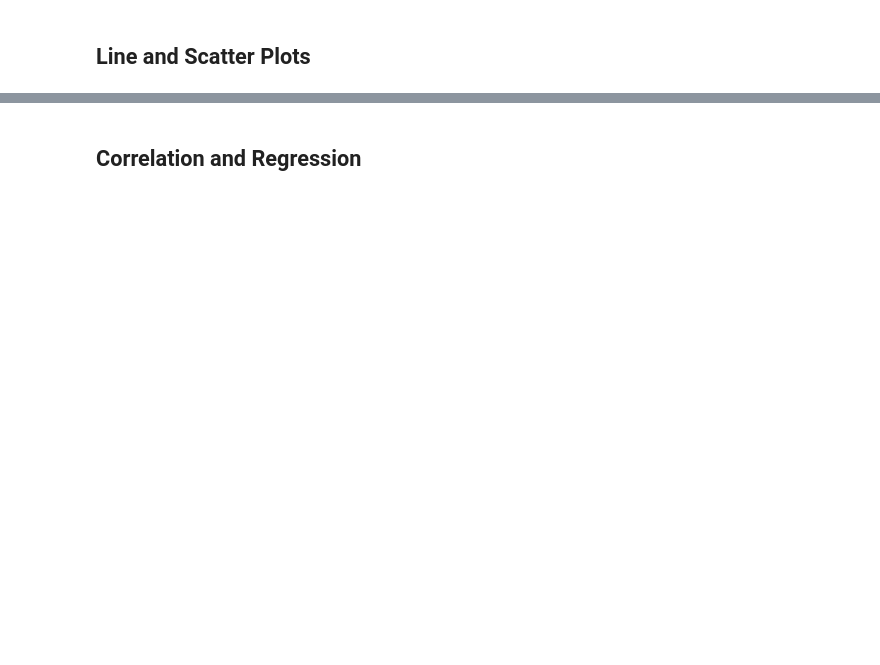
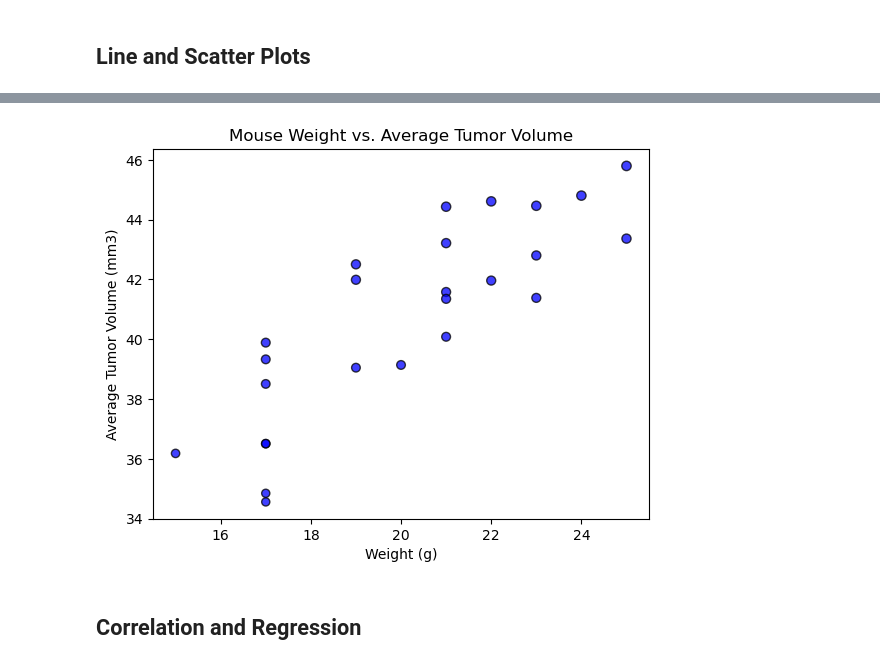
Before and after one commit to AdalbertPayan/matplotlib_challenge, a Jupyter notebook: Starter_Code/Pymaceuticals/pymaceuticals_starter.ipynb, the cells around one changed output, grey strips where cells are left out. Drawn from its saved outputs; the diff is of its cells as text; code cells hidden in the pictures; blank space fills up the shorter version.

```diff
--- a/Starter_Code/Pymaceuticals/pymaceuticals_starter.ipynb
+++ b/Starter_Code/Pymaceuticals/pymaceuticals_starter.ipynb
@@ -371,2 +397,23 @@ plt.boxplot(tumor_vol_data, label=treatments)
+# %%
+# Generate a scatter plot of mouse weight vs. the average observed tumor volume for the entire Capomulin regimen
+# use your Capomulin data frame
+capomulin_scatter_plot = mouse_data_complete.loc[mouse_data_complete['Drug Regimen'] == 'Capomulin']
+
+# groupby 'Mouse ID' and get the mean of 'Tumor Volume (mm3)'
+capomulin_scatter_plot = capomulin_scatter_plot.groupby('Mouse ID').mean()[['Tumor Volume (mm3)', 'Weight (g)']]
+capomulin_scatter_plot = capomulin_scatter_plot.reset_index()
+
+# plot scatter chart
+plt.scatter(capomulin_scatter_plot['Weight (g)'], capomulin_scatter_plot['Tumor Volume (mm3)'], marker='o', facecolors='blue', edgecolors='black', s=capomulin_scatter_plot['Tumor Volume (mm3)'], alpha=.75)
+
+# label scatter chart
+plt.title('Mouse Weight vs. Average Tumor Volume')
+plt.ylabel('Average Tumor Volume (mm3)')
+plt.xlabel('Weight (g)')
+
+# show scatter chart
+plt.show()
+# %% [output]
+[figure, added]
 # %% [markdown]
 ## Correlation and Regression
```
Also changed, not shown: parts of 8 cells of this notebook, 2 other files.
